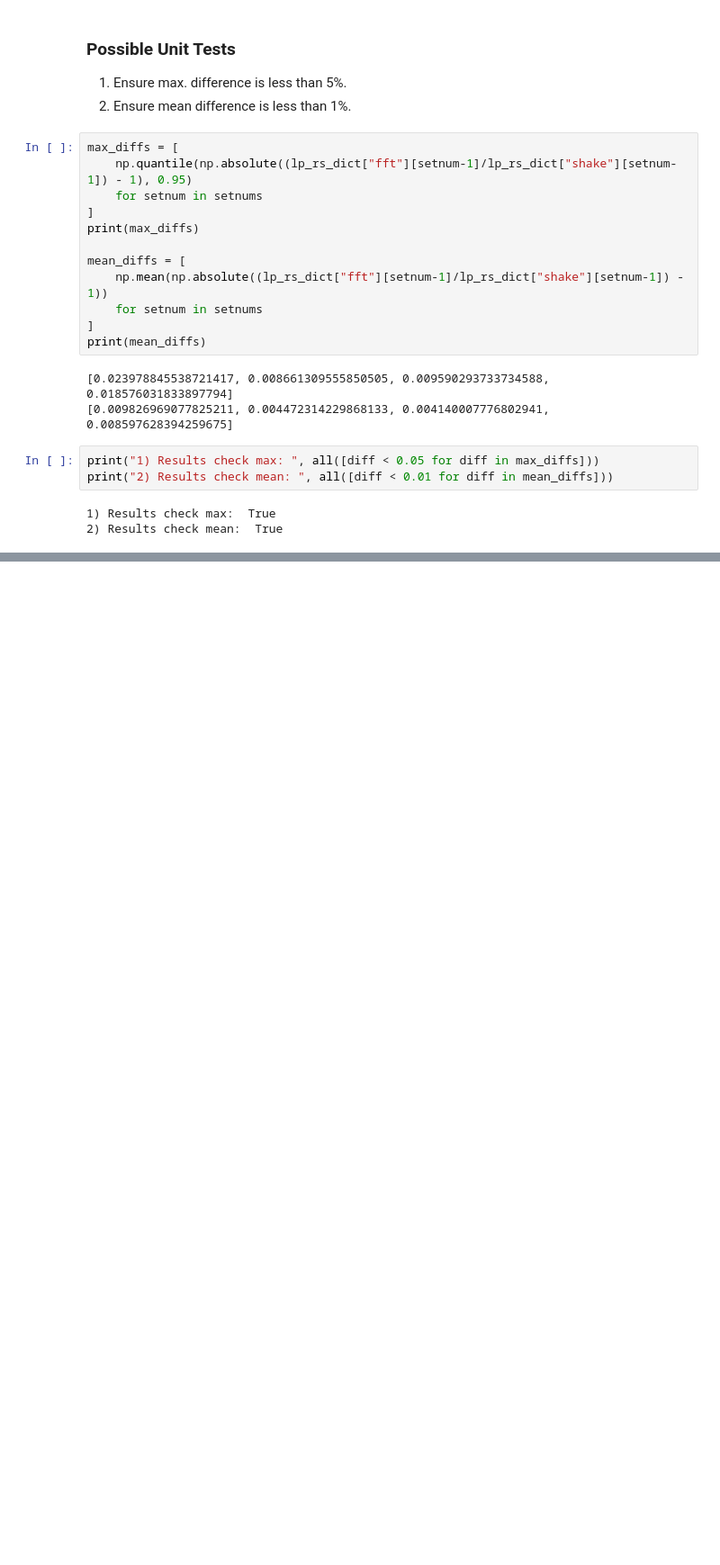
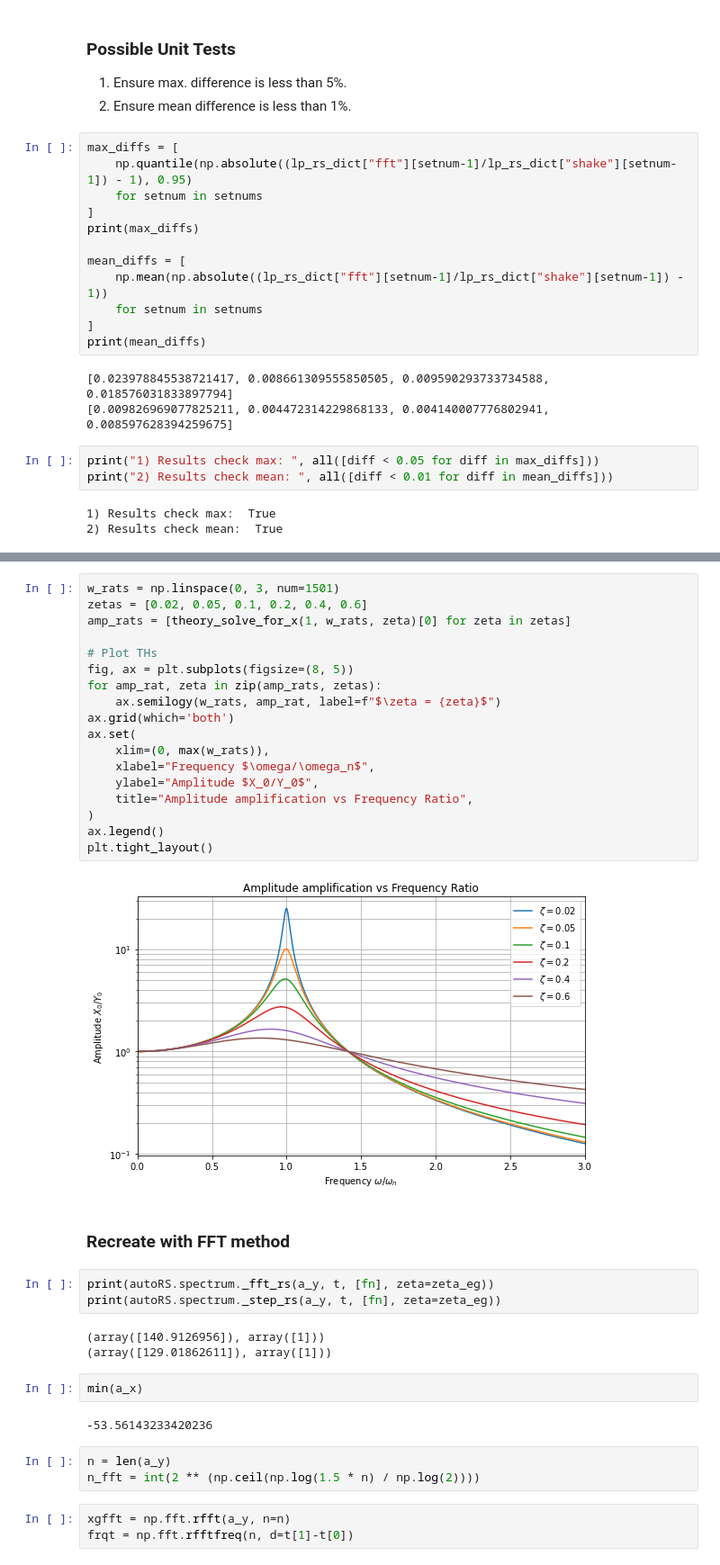
Before and after one commit to nprav/autoRS, a Jupyter notebook: experiment/Unit Testing for RS Generation Functions.ipynb, the cells around one changed output, grey strips where cells are left out. Shown at 90% size. Drawn from its saved outputs; the diff is of its cells as text; blank space fills up the shorter version.

```diff
--- a/experiment/Unit Testing for RS Generation Functions.ipynb
+++ b/experiment/Unit Testing for RS Generation Functions.ipynb
@@ -217,0 +303,38 @@ print("2) Results check mean: ", all([diff < 0.01 for diff in mean_diffs]))
+# %%
+w_rats = np.linspace(0, 3, num=1501)
+zetas = [0.02, 0.05, 0.1, 0.2, 0.4, 0.6]
+amp_rats = [theory_solve_for_x(1, w_rats, zeta)[0] for zeta in zetas]
+
+# Plot THs
+fig, ax = plt.subplots(figsize=(8, 5))
+for amp_rat, zeta in zip(amp_rats, zetas):
+    ax.semilogy(w_rats, amp_rat, label=f"$\zeta = {zeta}$")
+ax.grid(which='both')
+ax.set(
+    xlim=(0, max(w_rats)),
+    xlabel="Frequency $\omega/\omega_n$",
+    ylabel="Amplitude $X_0/Y_0$",
+    title="Amplitude amplification vs Frequency Ratio",
+)
+ax.legend()
+plt.tight_layout()
+# %% [output]
+[figure, added]
+# %% [markdown]
+### Recreate with FFT method
+# %%
+print(autoRS.spectrum._fft_rs(a_y, t, [fn], zeta=zeta_eg))
+print(autoRS.spectrum._step_rs(a_y, t, [fn], zeta=zeta_eg))
+# %% [output]
+(array([140.9126956]), array([1]))
+(array([129.01862611]), array([1]))
+# %%
+min(a_x)
+# %% [output]
+-53.56143233420236
+# %%
+n = len(a_y)
+n_fft = int(2 ** (np.ceil(np.log(1.5 * n) / np.log(2))))
+# %%
+xgfft = np.fft.rfft(a_y, n=n)
+frqt = np.fft.rfftfreq(n, d=t[1]-t[0])
```
Also changed, not shown: parts of 25 cells of this notebook, 17 other files.
